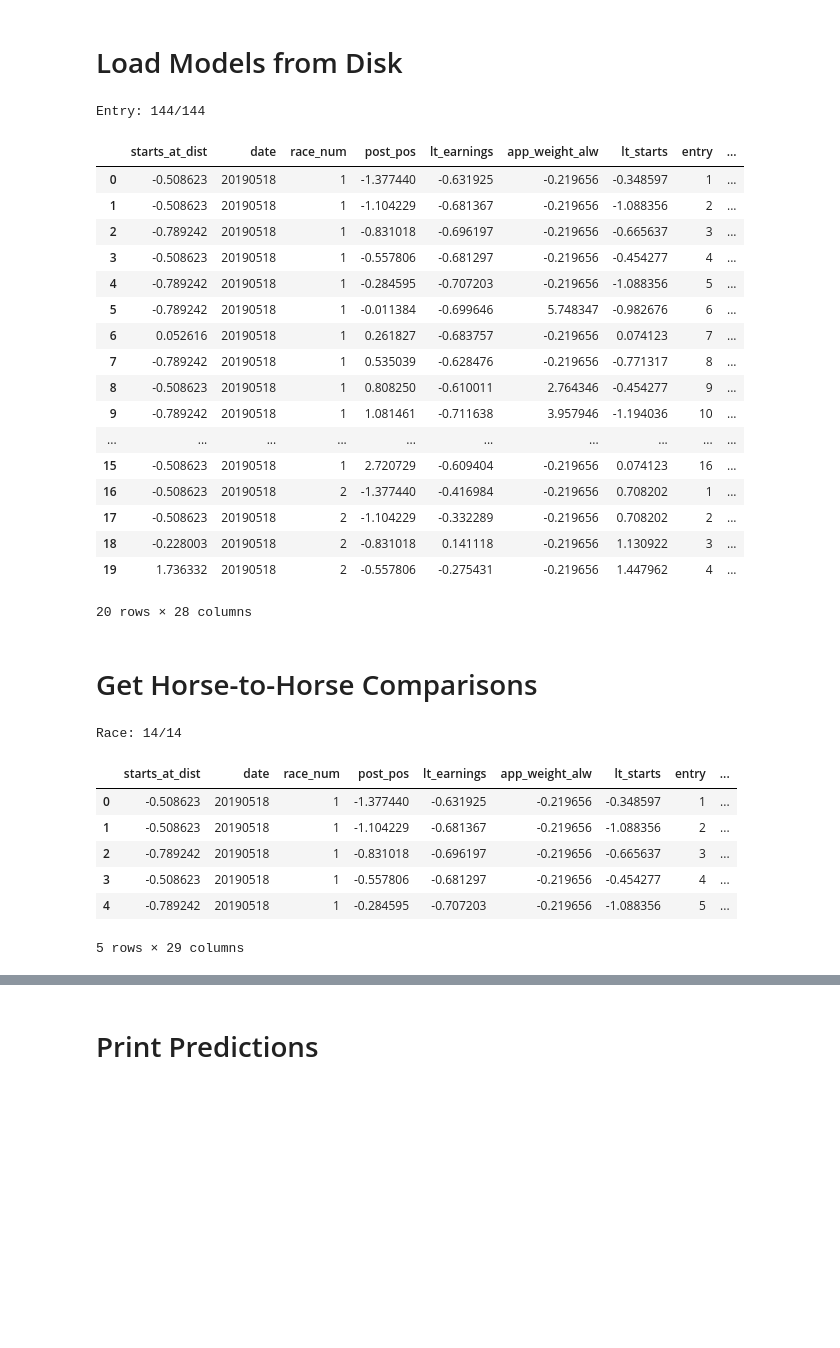
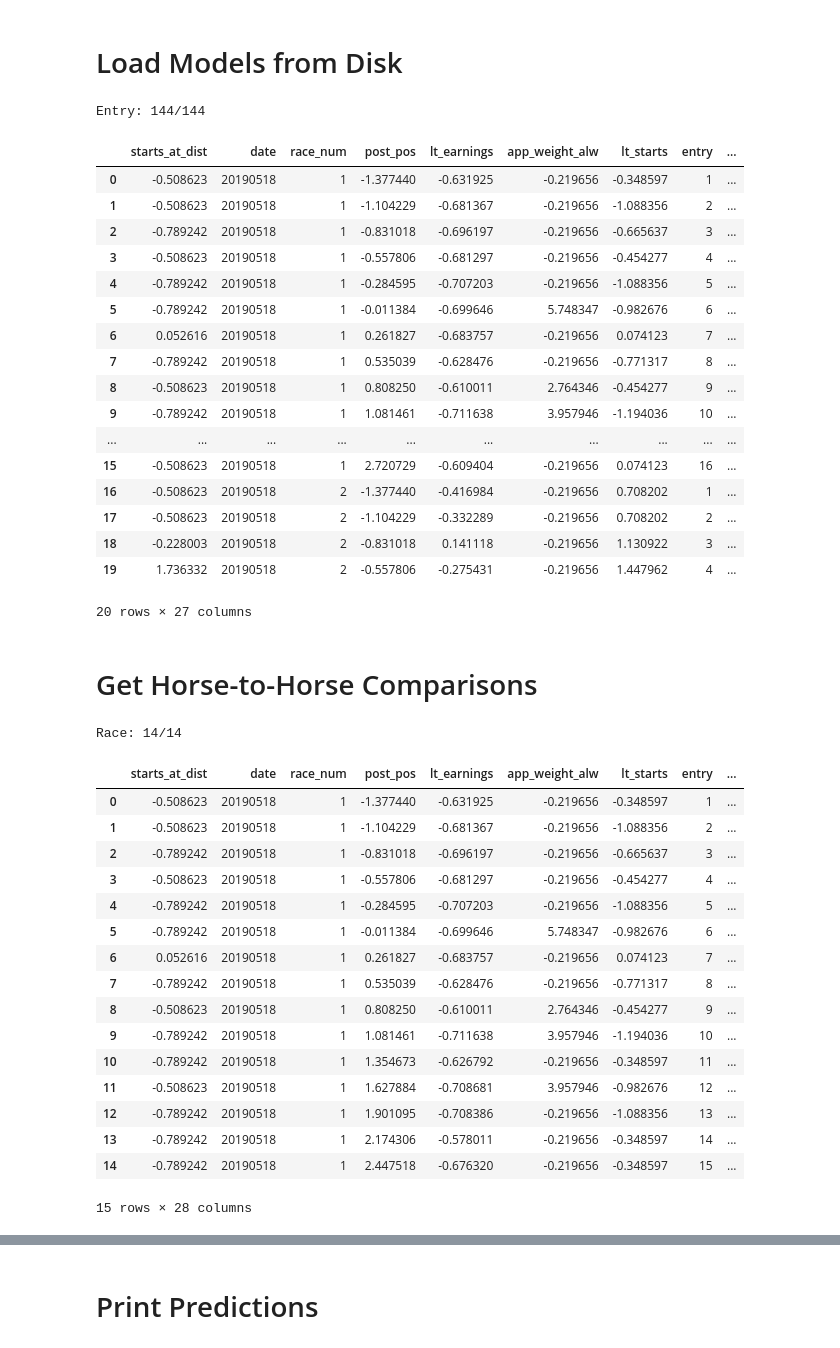
Before and after one commit to ncasale/razor-ml, a Jupyter notebook: Prediction-Engine.ipynb, the cells around one changed output, grey strips where cells are left out. Saved outputs shown, nothing was run; the diff lists cells and outputs as text; code cells hidden in the pictures; blank space fills up the shorter version.

Commit message:
Added gradient for h2h and also a new composite model win pct metric that equally weights the win and h2h  models

```diff
--- a/Prediction-Engine.ipynb
+++ b/Prediction-Engine.ipynb
@@ -674,8 +674,9 @@ for idx, row in master_df.iterrows():
 
     # Predict if winner
     win_pred = win_model.predict_proba(row[std_cols].values.reshape(1,-1))
-    master_df.loc[idx, 'win'] = np.argmax(win_pred)
-    master_df.loc[idx, 'win_conf'] = np.max(win_pred)
+    #master_df.loc[idx, 'win'] = np.argmax(win_pred)
+    master_df.loc[idx, 'win'] = win_pred[0][1] #np.max(win_pred)
+
 
 master_df.head(20)
 # %% [output]
@@ -697,7 +698,7 @@ Entry: 144/144
 | 17 | -0.508623 | 20190518 | 2 | -1.104229 | -0.332289 | -0.219656 | 0.708202 | 2 | ... |
 | 18 | -0.228003 | 20190518 | 2 | -0.831018 | 0.141118 | -0.219656 | 1.130922 | 3 | ... |
 | 19 | 1.736332 | 20190518 | 2 | -0.557806 | -0.275431 | -0.219656 | 1.447962 | 4 | ... |
-20 rows × 28 columns
+20 rows × 27 columns
 # %% [markdown]
 # Get Horse-to-Horse Comparisons
 # %%
@@ -711,8 +712,9 @@ def find_horse_index(date, race_num, track_code, post_pos):
 # Get all races
 unique_races = master_df.groupby(['date', 'race_num', 'track_code']).size().reset_index()
 # Add h2h columns to dataframe
-master_df['h2h_count'] = pd.Series(0, index=master_df.index)
-master_df['h2h'] = pd.Series('', index=master_df.index)
+#master_df['h2h_count'] = pd.Series(0, index=master_df.index)
+#master_df['h2h_sum'] = pd.Series(0, index=master_df.index)
+master_df['h2h'] = pd.Series(0, index=master_df.index)
 
 # Iterate through each race
 for ii, row in unique_races.iterrows():
@@ -729,12 +731,16 @@ for ii, row in unique_races.iterrows():
     # the first half (ceiling) of post positions, and will compare to all other
     # post positions within that loop. This will result in each combination of
     # post positions only being evaluated once.
+
+    # Above comment is not relevant - want each horse to be run through the model both forwards
+    # and backwards since we aren't sure if it is biased towards which horse is entered first.
+    # Our h2h normalization later handles this increase in model iterations
     post_positions = sorted(race_df.post_pos)
     for ii, h1_pos in enumerate(post_positions):
         # Iterate through all other post positions
         for h2_pos in post_positions:
             # Don't compare to self or any positions that have already been evaluated
-            if h1_pos <= h2_pos:
+            if h1_pos == h2_pos:
                 continue
 
             # Get horses' data and merge
@@ -747,10 +753,14 @@ for ii, row in unique_races.iterrows():
                                               right_on=['date', 'race_num', 'track_code'])
 
             # Drop columns not used by h2h model
+            #cols_to_drop = set(['date', 'race_num', 'track_code', 'horse_name_x', 'horse_name_y', 'num_entrants_y',\
+            #                    'odds_x', 'odds_y', 'entry_x', 'entry_y','h2h', 'win_x', 'win_y', 'top3_x', 'top3_y',\
+            #                    't3_conf_x', 't3_conf_y', 'win_conf_x', 'win_conf_y', 'h2h_count_x', 'h2h_count_y',\
+            #                    'h2h_x', 'h2h_y', 'h2h_sum_x', 'h2h_sum_y'])
+
             cols_to_drop = set(['date', 'race_num', 'track_code', 'horse_name_x', 'horse_name_y', 'num_entrants_y',\
                                 'odds_x', 'odds_y', 'entry_x', 'entry_y','h2h', 'win_x', 'win_y', 'top3_x', 'top3_y',\
-                                't3_conf_x', 't3_conf_y', 'win_conf_x', 'win_conf_y', 'h2h_count_x', 'h2h_count_y',\
-                                'h2h_x', 'h2h_y'])
+                                't3_conf_x', 't3_conf_y', 'h2h_x', 'h2h_y'])
             cols = list(set(h1_merge.columns) - cols_to_drop)
             h1_data = h1_merge[cols]
             h2_data = h2_merge[cols]
@@ -759,40 +769,60 @@ for ii, row in unique_races.iterrows():
             h1_h2h = h2h_model.predict_proba(h1_data)[0]
             h2_h2h = h2h_model.predict_proba(h2_data)[0]
 
+            h1_win_conf = h1_h2h[1]
+            h2_win_conf = h2_h2h[1]
+
             # Get prediction and confidence level for each horse
-            h1_pred = np.argmax(h1_h2h)
-            h1_conf = h1_h2h[h1_pred]
-            h2_pred = np.argmax(h2_h2h)
-            h2_conf = h2_h2h[h2_pred]
+            #h1_pred = np.argmax(h1_h2h)
+            #h1_conf = h1_h2h[h1_pred]
+            #h2_pred = np.argmax(h2_h2h)
+            #h2_conf = h2_h2h[h2_pred]
 
             # If labels are different, then increment count for each horse based
             # solely on label
             h1_idx = find_horse_index(date, race_num, track_code, h1_pos)
             h2_idx = find_horse_index(date, race_num, track_code, h2_pos)
+
+            '''
             if h1_pred != h2_pred:
                 master_df.loc[[h1_idx], 'h2h_count'] += h1_pred
                 master_df.loc[[h2_idx], 'h2h_count'] += h2_pred
             else:
                 # Give label priority to horse with higher prediction confidence
                 if h1_conf >= h2_conf:
                     master_df.loc[[h1_idx], 'h2h_count'] += h1_pred
                     master_df.loc[[h2_idx], 'h2h_count'] += 1 if h2_pred == 0 else 0
                 else:
                     master_df.loc[[h1_idx], 'h2h_count'] += 1 if h1_pred == 0 else 0
                     master_df.loc[[h2_idx], 'h2h_count'] += h2_pred
+            '''
+
+            # Sum up confidence for horse
+            master_df.loc[[h1_idx], 'h2h'] += h1_win_conf
+            master_df.loc[[h2_idx], 'h2h'] += h2_win_conf
 
     # Turn counts into fractions
-    master_df.loc[race_df.index, 'h2h'] = \
-                        master_df.loc[race_df.index]['h2h_count'].apply(lambda x: '{}/{}'.format(x, len(race_df)-1))
+    #master_df.loc[race_df.index, 'h2h'] = \
+    #                    master_df.loc[race_df.index]['h2h_count'].apply(lambda x: '{}/{}'.format(x, len(race_df)-1))
 
-master_df = master_df.drop(['h2h_count'], axis=1)
-master_df.head()
+#master_df = master_df.drop(['h2h_count'], axis=1)
+master_df.head(15)
 # %% [output]
 Race: 14/14
 |  | starts_at_dist | date | race_num | post_pos | lt_earnings | app_weight_alw | lt_starts | entry | ... |
 | 0 | -0.508623 | 20190518 | 1 | -1.377440 | -0.631925 | -0.219656 | -0.348597 | 1 | ... |
 | 1 | -0.508623 | 20190518 | 1 | -1.104229 | -0.681367 | -0.219656 | -1.088356 | 2 | ... |
 | 2 | -0.789242 | 20190518 | 1 | -0.831018 | -0.696197 | -0.219656 | -0.665637 | 3 | ... |
 | 3 | -0.508623 | 20190518 | 1 | -0.557806 | -0.681297 | -0.219656 | -0.454277 | 4 | ... |
 | 4 | -0.789242 | 20190518 | 1 | -0.284595 | -0.707203 | -0.219656 | -1.088356 | 5 | ... |
+| 5 | -0.789242 | 20190518 | 1 | -0.011384 | -0.699646 | 5.748347 | -0.982676 | 6 | ... |
+| 6 | 0.052616 | 20190518 | 1 | 0.261827 | -0.683757 | -0.219656 | 0.074123 | 7 | ... |
+| 7 | -0.789242 | 20190518 | 1 | 0.535039 | -0.628476 | -0.219656 | -0.771317 | 8 | ... |
+| 8 | -0.508623 | 20190518 | 1 | 0.808250 | -0.610011 | 2.764346 | -0.454277 | 9 | ... |
+| 9 | -0.789242 | 20190518 | 1 | 1.081461 | -0.711638 | 3.957946 | -1.194036 | 10 | ... |
+| 10 | -0.789242 | 20190518 | 1 | 1.354673 | -0.626792 | -0.219656 | -0.348597 | 11 | ... |
+| 11 | -0.508623 | 20190518 | 1 | 1.627884 | -0.708681 | 3.957946 | -0.982676 | 12 | ... |
+| 12 | -0.789242 | 20190518 | 1 | 1.901095 | -0.708386 | -0.219656 | -1.088356 | 13 | ... |
+| 13 | -0.789242 | 20190518 | 1 | 2.174306 | -0.578011 | -0.219656 | -0.348597 | 14 | ... |
+| 14 | -0.789242 | 20190518 | 1 | 2.447518 | -0.676320 | -0.219656 | -0.348597 | 15 | ... |
-5 rows × 29 columns
+15 rows × 28 columns
```
Also changed, not shown: parts of 3 cells of this notebook, 2 other files.
